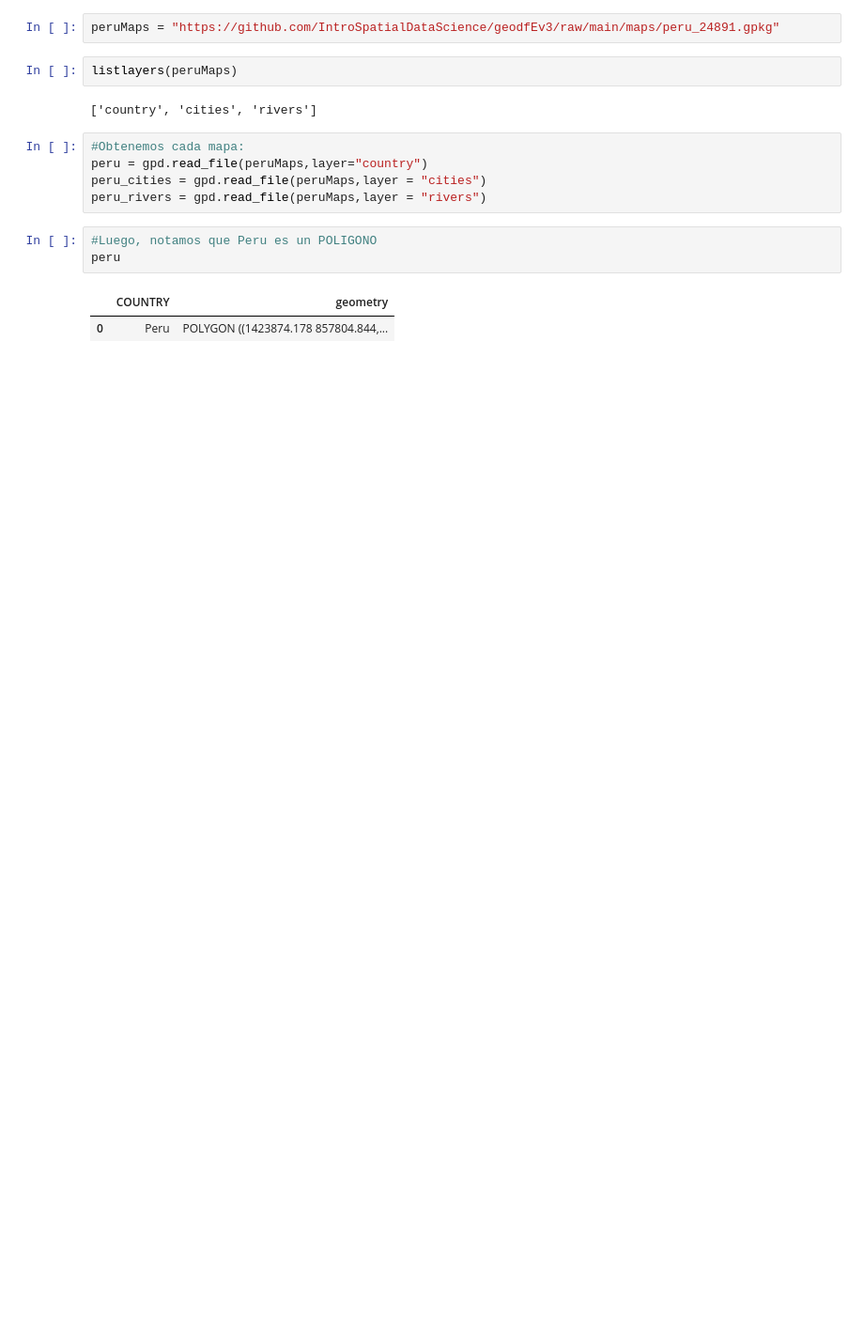
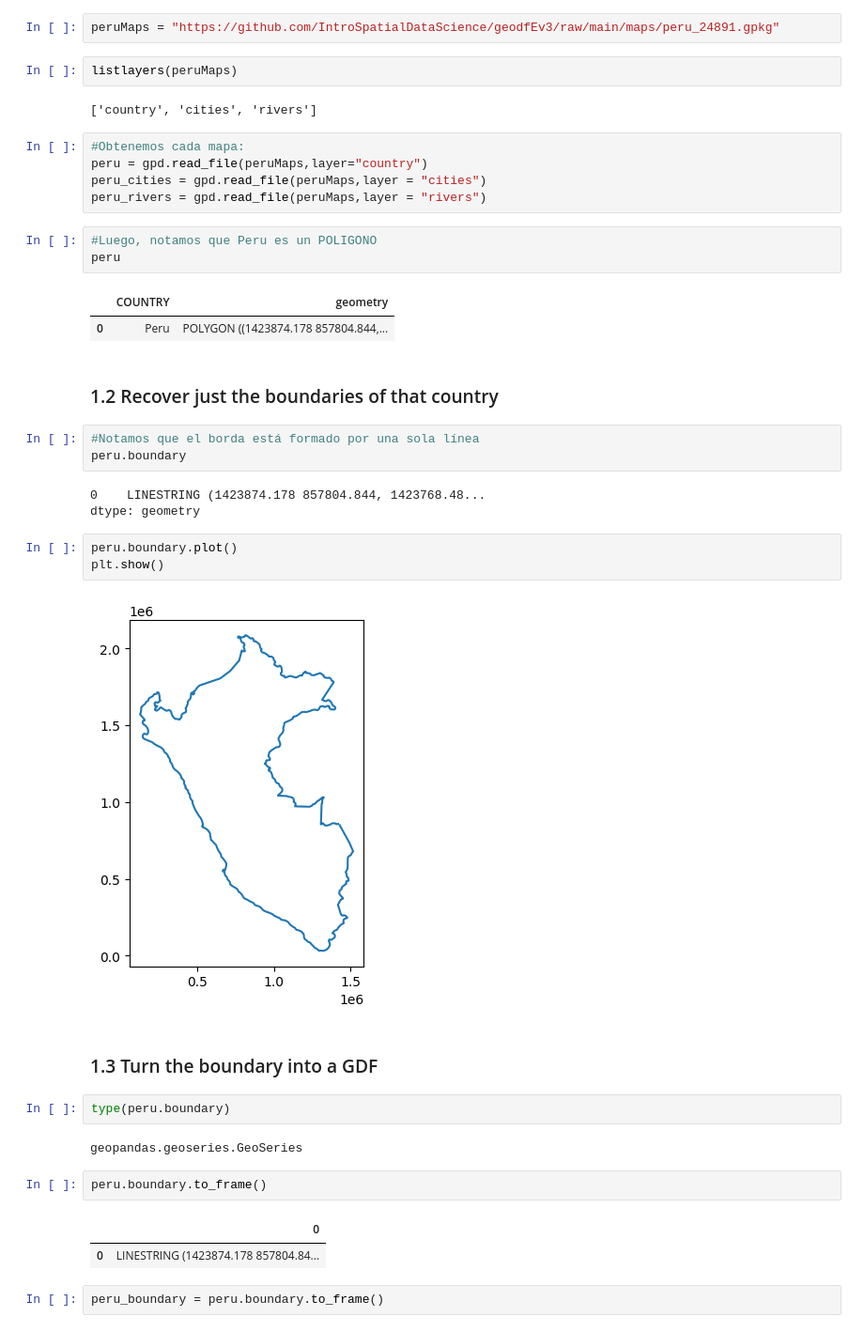
Before and after one commit to IntroSpatialDataScience/geodfEv3, a Jupyter notebook: Evaluacion3.ipynb, the cells around one changed output. Shown: that part at 94% size. Saved outputs shown, nothing was run; the diff lists cells and outputs as text; blank space fills up the shorter version.

```diff
--- a/Evaluacion3.ipynb
+++ b/Evaluacion3.ipynb
@@ -25,3 +26,29 @@ peru
 # %% [output]
 |  | COUNTRY | geometry |
 | 0 | Peru | POLYGON ((1423874.178 857804.844,... |
+# %% [markdown]
+### 1.2 Recover just the boundaries of that country
+# %%
+#Notamos que el borda está formado por una sola línea
+peru.boundary
+# %% [output]
+0    LINESTRING (1423874.178 857804.844, 1423768.48...
+dtype: geometry
+# %%
+peru.boundary.plot()
+plt.show()
+# %% [output]
+[figure, added]
+# %% [markdown]
+### 1.3 Turn the boundary into a GDF
+# %%
+type(peru.boundary)
+# %% [output]
+geopandas.geoseries.GeoSeries
+# %%
+peru.boundary.to_frame()
+# %% [output]
+|  | 0 |
+| 0 | LINESTRING (1423874.178 857804.84... |
+# %%
+peru_boundary = peru.boundary.to_frame()
```
Also changed, not shown: parts of 7 cells of this notebook, 3 other files.
